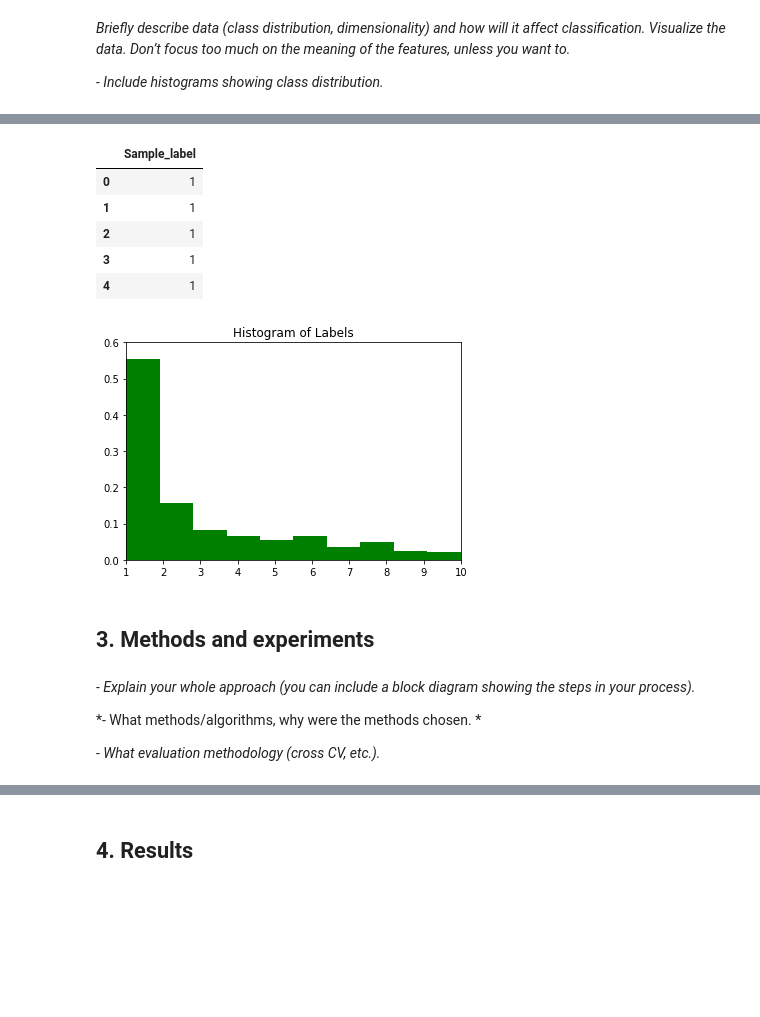
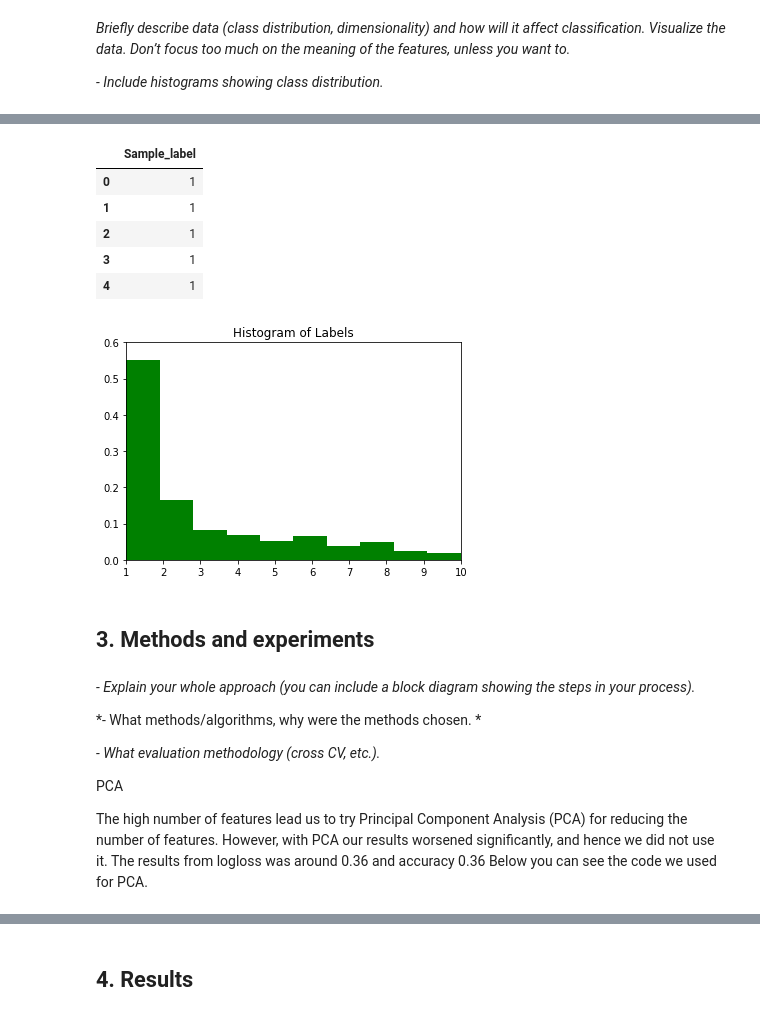
Before and after one commit to sjogres1/MLBP-DAP, a Jupyter notebook: MLBP2018 Project Report Template.ipynb, the cells around one changed output, grey strips where cells are left out. Cells and saved outputs as stored; diff of their text form; code cells hidden in the pictures; blank space fills up the shorter version.

```diff
--- a/MLBP2018 Project Report Template.ipynb
+++ b/MLBP2018 Project Report Template.ipynb
@@ -70,10 +87,24 @@ root = ""
 train_data_df = pd.read_csv("train_data.csv", header=None, names=generate_train_labels())
 train_data_labels_df = pd.read_csv("train_labels.csv", header = None, names = ["Sample_label"])
 test_data_df = pd.read_csv("test_data.csv", header = None)
+
+
+
+
+#features = preprocessing.normalize(features, 'l1')
+# Not normalized because https://stats.stackexchange.com/questions/48360/is-standardization-needed-before-fitting-logistic-regression
+
+x_train, x_test, y_train, y_test = train_test_split(train_data_df, train_data_labels_df, test_size = 0.3, random_state=0)
+
+
 # Changing csv format to numpy array format
-labels = train_data_labels_df.as_matrix()
+labels = y_train.as_matrix()
 #labels = labels[0].ravel()
-features = train_data_df.as_matrix()
+features = x_train.as_matrix()
+
+labels_test = y_test.as_matrix()
+#labels = labels[0].ravel()
+features_test = x_test.as_matrix()
 
 # Display first 5 song feautures
 display(HTML(train_data_df.head(5).to_html(max_rows=5)))
@@ -92,34 +123,34 @@ y1 = labels[216:264]
 
 plt.figure(1)
 plt.scatter(rhytm_fe, y1, color="k")
 
 plt.scatter(chroma_fe, y2, color="b")
 
 plt.scatter(mfcc_fe, y3, color="y")
 plt.show()
 """
 
 # Display histogram data of labels (different kind of songs)
 
 n, bins, patches = plt.hist(labels, 10, density=1, facecolor='g')
 plt.title('Histogram of Labels')
 
 plt.axis([1, 10, 0, 0.6])
 plt.show()
 # %% [output]
 |  | rhythm0 | rhythm1 | rhythm2 | rhythm3 | rhythm4 | rhythm5 | rhythm6 | rhythm7 | rhythm8 | rhythm9 | rhythm10 | ... |
 | 0 | 1040.7 | 2315.6 | 2839.1 | 2552.2 | 2290.4 | 1913.8 | 2152.6 | 1930.3 | 2079.3 | 1706.7 | 1953.4 | ... |
 | 1 | 2309.4 | 4780.4 | 4055.7 | 3120.5 | 1979.9 | 2343.6 | 2634.2 | 3208.5 | 3078.0 | 3374.7 | 2618.4 | ... |
 | 2 | 2331.9 | 4607.0 | 4732.3 | 5007.0 | 3164.9 | 3171.9 | 2915.7 | 3282.3 | 2400.0 | 1895.2 | 1954.2 | ... |
 | 3 | 3350.9 | 6274.4 | 5037.0 | 4609.7 | 3438.8 | 3925.8 | 3746.4 | 3539.4 | 3053.7 | 3075.4 | 3447.6 | ... |
 | 4 | 2017.6 | 3351.8 | 2924.9 | 2726.3 | 1979.9 | 1930.9 | 2083.4 | 1889.2 | 1695.4 | 1911.7 | 2213.0 | ... |
 |  | Sample_label |
 | 0 | 1 |
 | 1 | 1 |
 | 2 | 1 |
 | 3 | 1 |
 | 4 | 1 |
-[figure, old version]
+[figure, new version]
 # %%
 #Analysis of the input data
 # ...
@@ -131,3 +162,9 @@ plt.show()
 *- What methods/algorithms, why were the methods chosen. *
 
 *- What evaluation methodology (cross CV, etc.).*
+
+
+
+PCA
+
+The high number of features lead us to try Principal Component Analysis (PCA) for reducing the number of features. However, with PCA our results worsened significantly, and hence we did not use it. The results from logloss was around 0.36 and accuracy 0.36 Below you can see the code we used for PCA.
```
Also changed, not shown: parts of 12 cells of this notebook, 4 other files.
